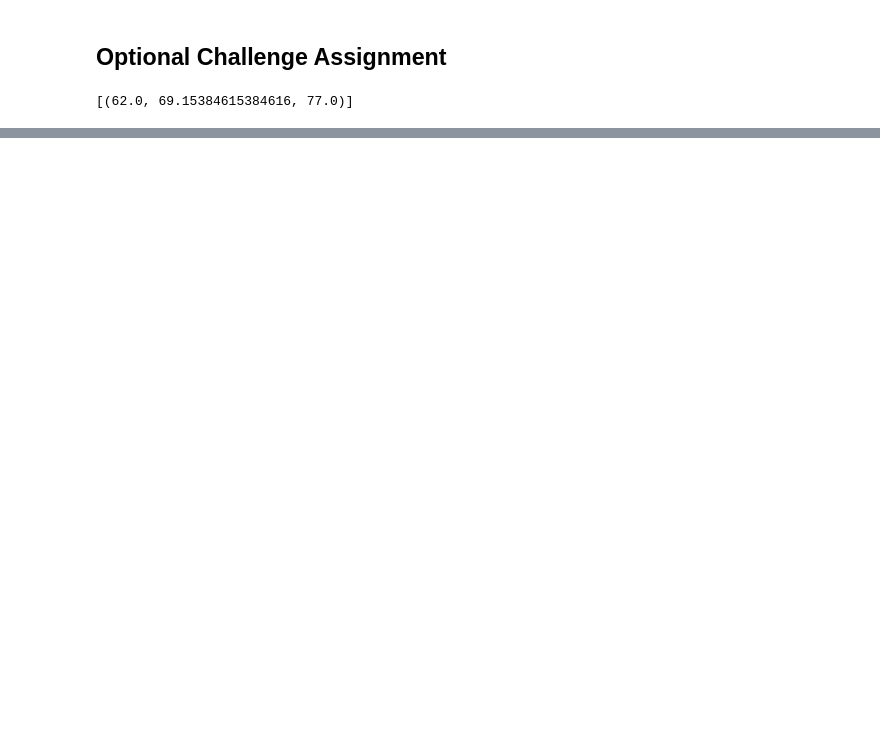
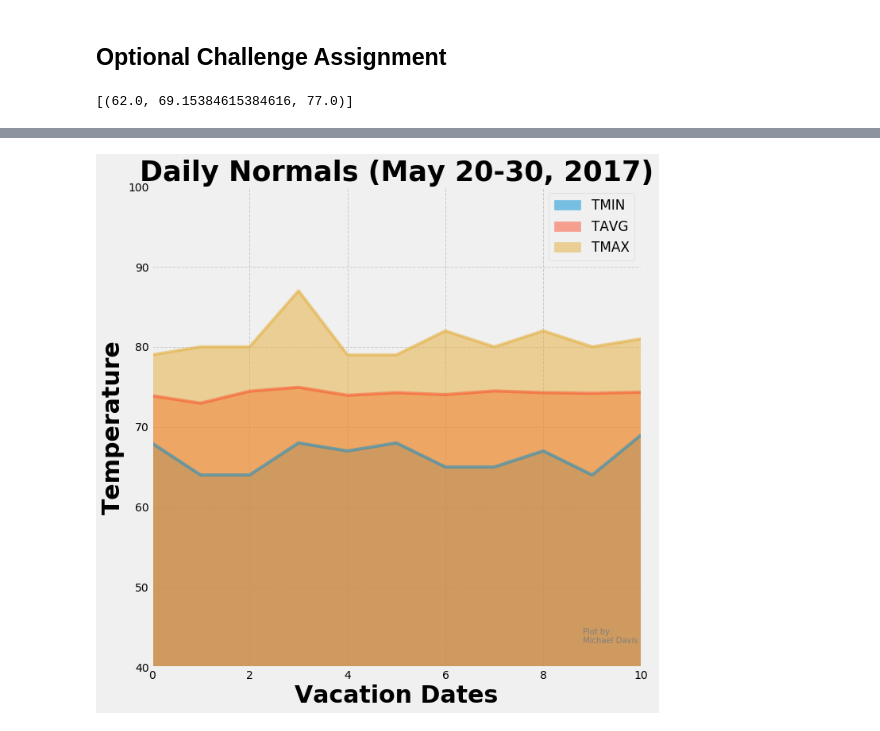
Before and after one commit to Davis1776/2020-02-sqlalchemy-challenge, a Jupyter notebook: climate_MRD.ipynb, the cells around one changed output, grey strips where cells are left out. Cells and saved outputs as stored; diff of their text form; code cells hidden in the pictures; blank space fills up the shorter version.

```diff
--- a/climate_MRD.ipynb
+++ b/climate_MRD.ipynb
@@ -330,0 +325,20 @@ daily_normals("01-01")
+# %%
+# Plot the daily normals as an area plot with `stacked=False`
+
+ax = df.plot.area(stacked=False)
+plt.title("Daily Normals (May 20-30, 2017)", fontsize=35, weight="bold")
+plt.legend(loc="upper left", fontsize=15, facecolor="thistle")
+plt.xlabel('Vacation Dates', fontsize=30, weight="bold")
+plt.ylabel('Temperature', fontsize=30, weight="bold")
+plt.ylim(40,100)
+plt.grid(True, linestyle='--', linewidth=1)
+plt.legend(loc="best", fontsize="large", fancybox=True)
+plt.xticks(rotation=0)
+fig = plt.gcf()
+fig.set_size_inches(10,10)
+plt.annotate('Plot by:\nMichael Davis', xy=(8.8, 43), fontsize=10, color="gray")
+plt.tight_layout()
+plt.savefig("Daily_Normals_May_20-30_2017.png")
+plt.show()
+# %% [output]
+[figure, added]
```
Also changed, not shown: parts of 12 cells of this notebook.
